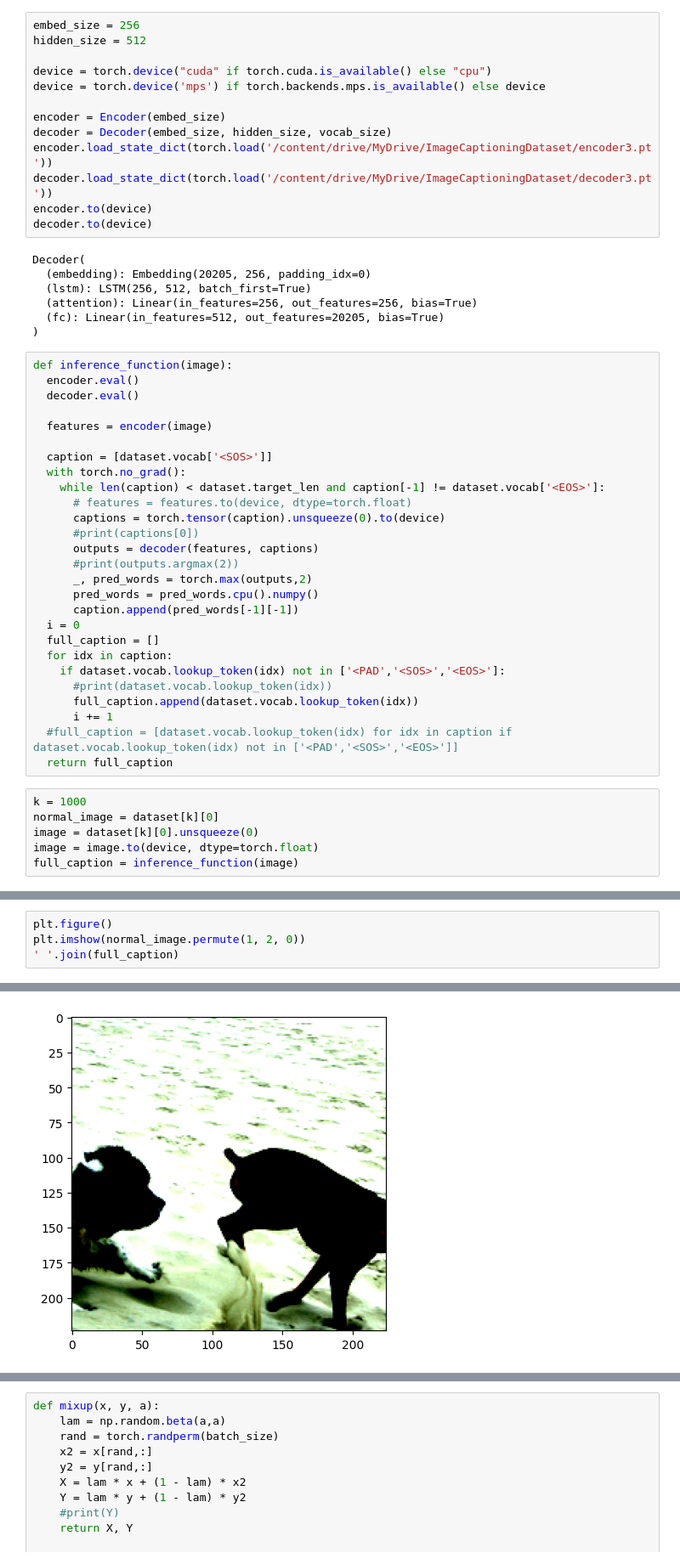
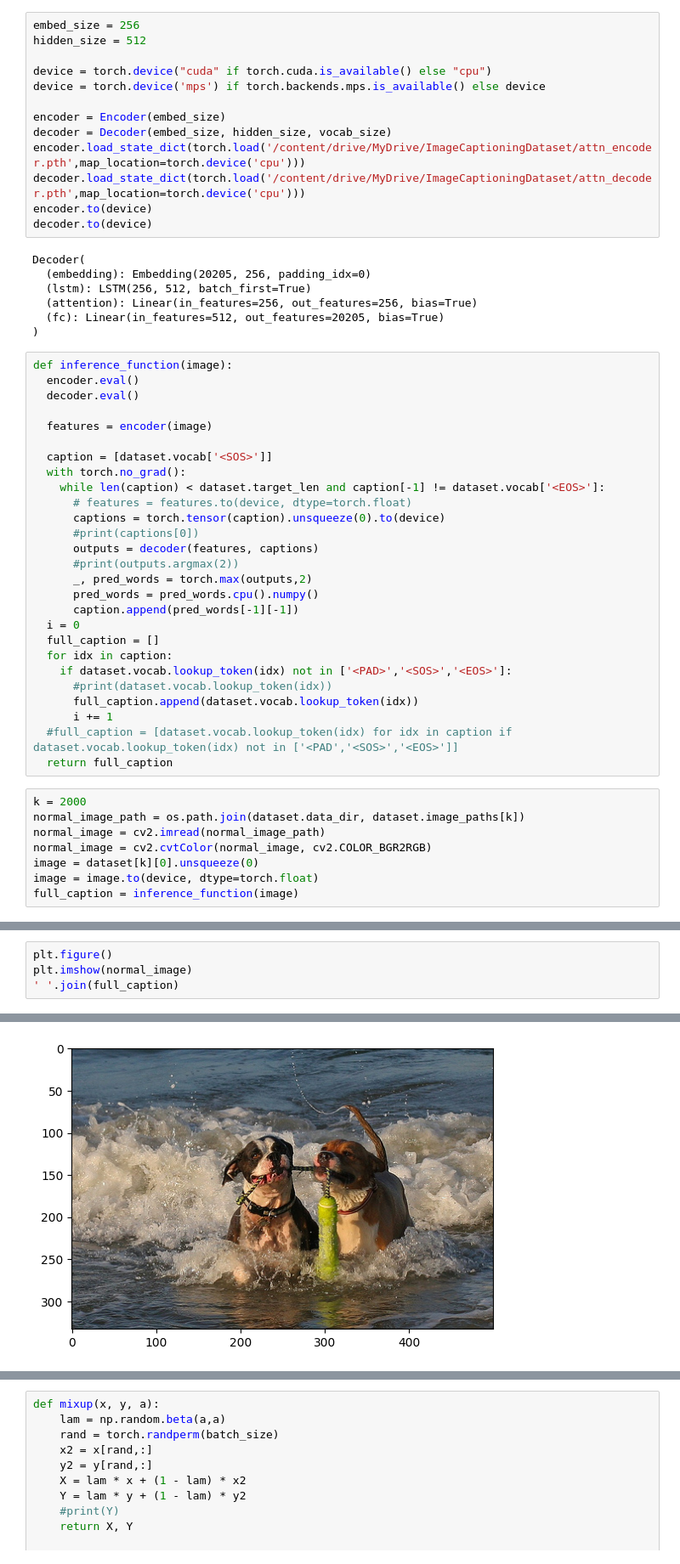
Before and after one commit to shaheriar/Image-Captioning-AI, a Jupyter notebook: CS228FinalProject.ipynb, the cells around one changed output, grey strips where cells are left out. Shown: that part at 85% size. Drawn from its saved outputs; the diff is of its cells as text.

```diff
--- a/CS228FinalProject.ipynb
+++ b/CS228FinalProject.ipynb
@@ -330,8 +333,8 @@ device = torch.device('mps') if torch.backends.mps.is_available() else device
 
 encoder = Encoder(embed_size)
 decoder = Decoder(embed_size, hidden_size, vocab_size)
-encoder.load_state_dict(torch.load('/content/drive/MyDrive/ImageCaptioningDataset/encoder3.pt'))
-decoder.load_state_dict(torch.load('/content/drive/MyDrive/ImageCaptioningDataset/decoder3.pt'))
+encoder.load_state_dict(torch.load('/content/drive/MyDrive/ImageCaptioningDataset/attn_encoder.pth',map_location=torch.device('cpu')))
+decoder.load_state_dict(torch.load('/content/drive/MyDrive/ImageCaptioningDataset/attn_decoder.pth',map_location=torch.device('cpu')))
 encoder.to(device)
 decoder.to(device)
 # %% [output]
@@ -362,15 +365,17 @@ def inference_function(image):
   i = 0
   full_caption = []
   for idx in caption:
-    if dataset.vocab.lookup_token(idx) not in ['<PAD','<SOS>','<EOS>']:
+    if dataset.vocab.lookup_token(idx) not in ['<PAD>','<SOS>','<EOS>']:
       #print(dataset.vocab.lookup_token(idx))
       full_caption.append(dataset.vocab.lookup_token(idx))
       i += 1
   #full_caption = [dataset.vocab.lookup_token(idx) for idx in caption if dataset.vocab.lookup_token(idx) not in ['<PAD','<SOS>','<EOS>']]
   return full_caption
 # %%
-k = 1000
-normal_image = dataset[k][0]
+k = 2000
+normal_image_path = os.path.join(dataset.data_dir, dataset.image_paths[k])
+normal_image = cv2.imread(normal_image_path)
+normal_image = cv2.cvtColor(normal_image, cv2.COLOR_BGR2RGB)
 image = dataset[k][0].unsqueeze(0)
 image = image.to(device, dtype=torch.float)
 full_caption = inference_function(image)
@@ -381,5 +386,5 @@ full_caption
 # %%
 plt.figure()
-plt.imshow(normal_image.permute(1, 2, 0))
+plt.imshow(normal_image)
 ' '.join(full_caption)
 # %% [output]
@@ -388 +392 @@ WARNING:matplotlib.image:Clipping input data to the valid range for imshow with
-[figure, old version]
+[figure, new version]
```
Also changed, not shown: parts of 19 cells of this notebook.
